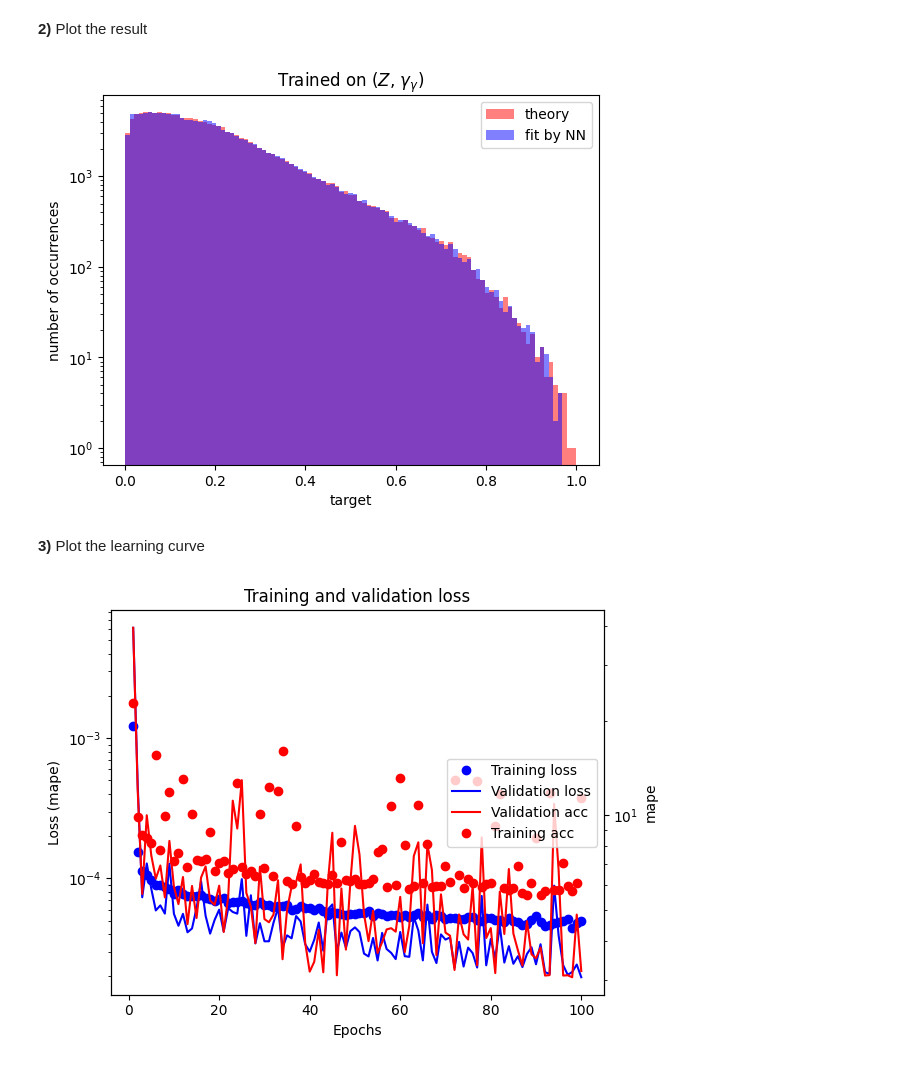
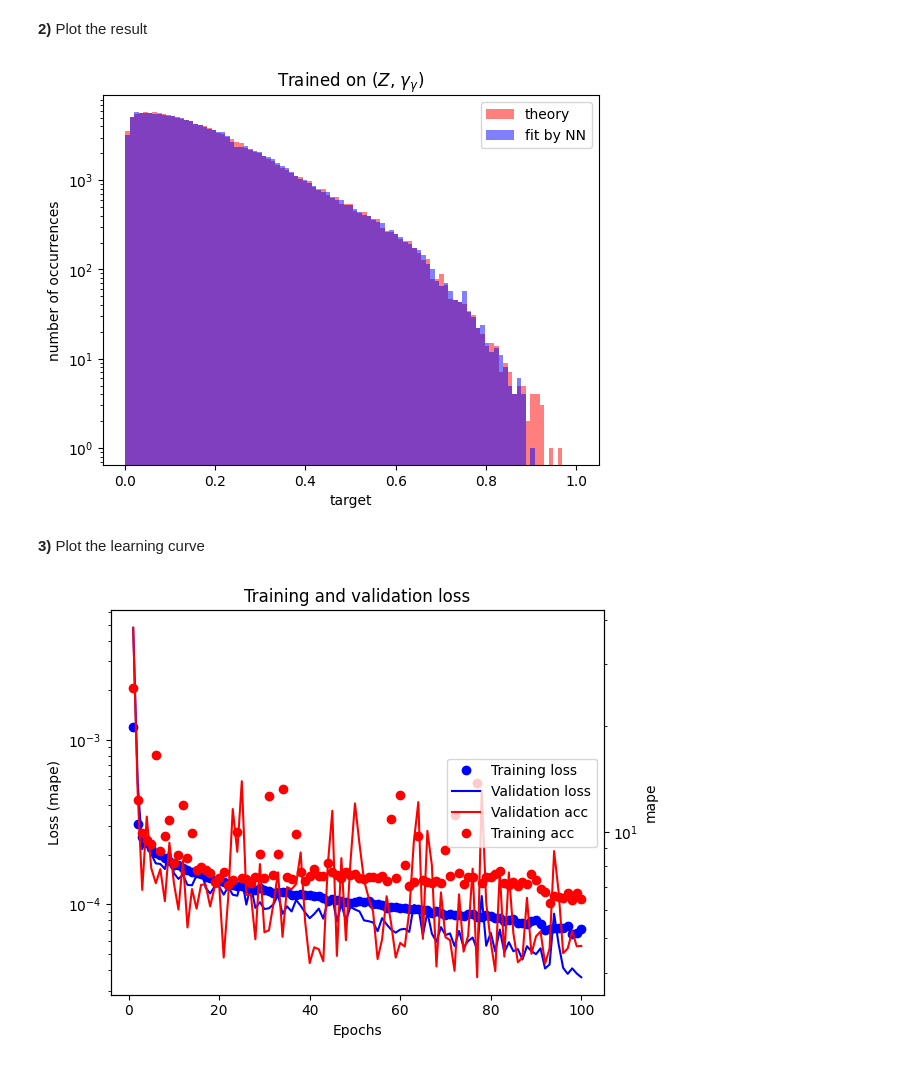
Before and after one commit to chiarabadiali/bh_ML, a Jupyter notebook: NNtraining_TCS.ipynb, the cells around one changed output. Cells and saved outputs as stored; diff of their text form; code cells hidden in the pictures.

```diff
--- a/NNtraining_TCS.ipynb
+++ b/NNtraining_TCS.ipynb
@@ -12,8 +14,8 @@ set_seed()
 ## Load and prepare data
 We load, and then split in train, validation, test set
 # %%
-dataset = load_data("data/{}.csv".format('BH_tcs_1e6'))
-dataset = prepare_targets(dataset)
+dataset = load_data("data/{}.csv".format('BH_tcs'))
+dataset = prepare_targets_tcs(dataset)
 train_data, train_targets, val_data, val_targets, test_data, test_targets = train_test_split(dataset)
 # %% [output]
 Train / Val / Test set: 700000 / 150000 / 150000
@@ -26,7 +28,7 @@ __2)__ Fit the model and save it
 # %%
 # Build, fit model
 batch_size = int(0.005 * train_data.shape[0])
-model = build_model(n_layers=2, n_nodes=8)
+model = build_model_tcs(n_layers=2, n_nodes=8)
 history = model.fit(train_data, train_targets,
                     epochs = 100,
                     batch_size = batch_size,
@@ -87,10 +89,10 @@ plt.ylabel('number of occurrences')
 plt.title('Trained on ($Z$, $\gamma_{\gamma}$)')
 plt.show()
 # %% [output]
-[figure, old version]
+[figure, new version]
 # %% [markdown]
 __3)__ Plot the learning curve
 # %%
-plot_history(history)
+plot_history_tcs(history)
 # %% [output]
-[figure, old version]
+[figure, new version]
```
Also changed, not shown: parts of 3 cells of this notebook, 12 other files.
